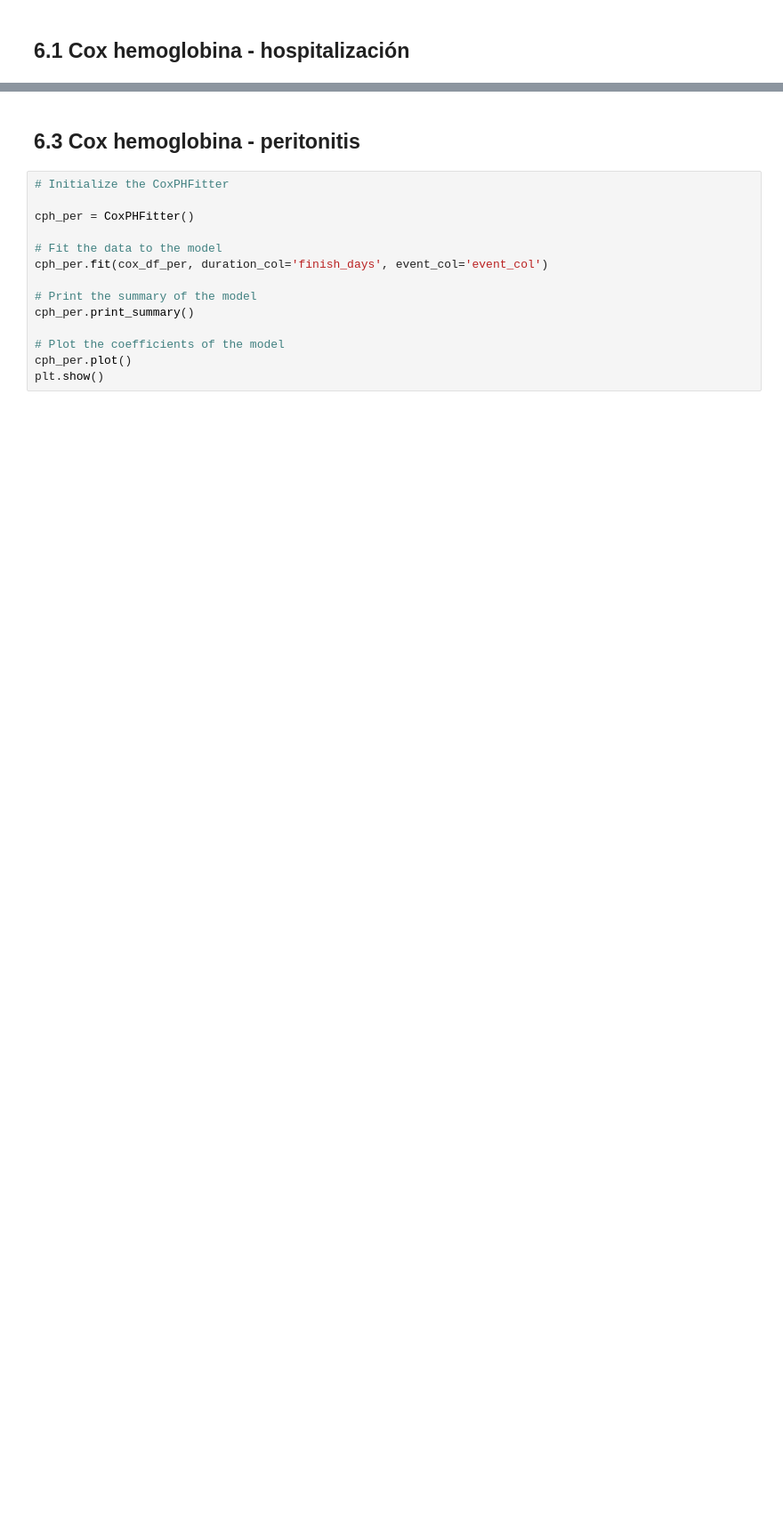
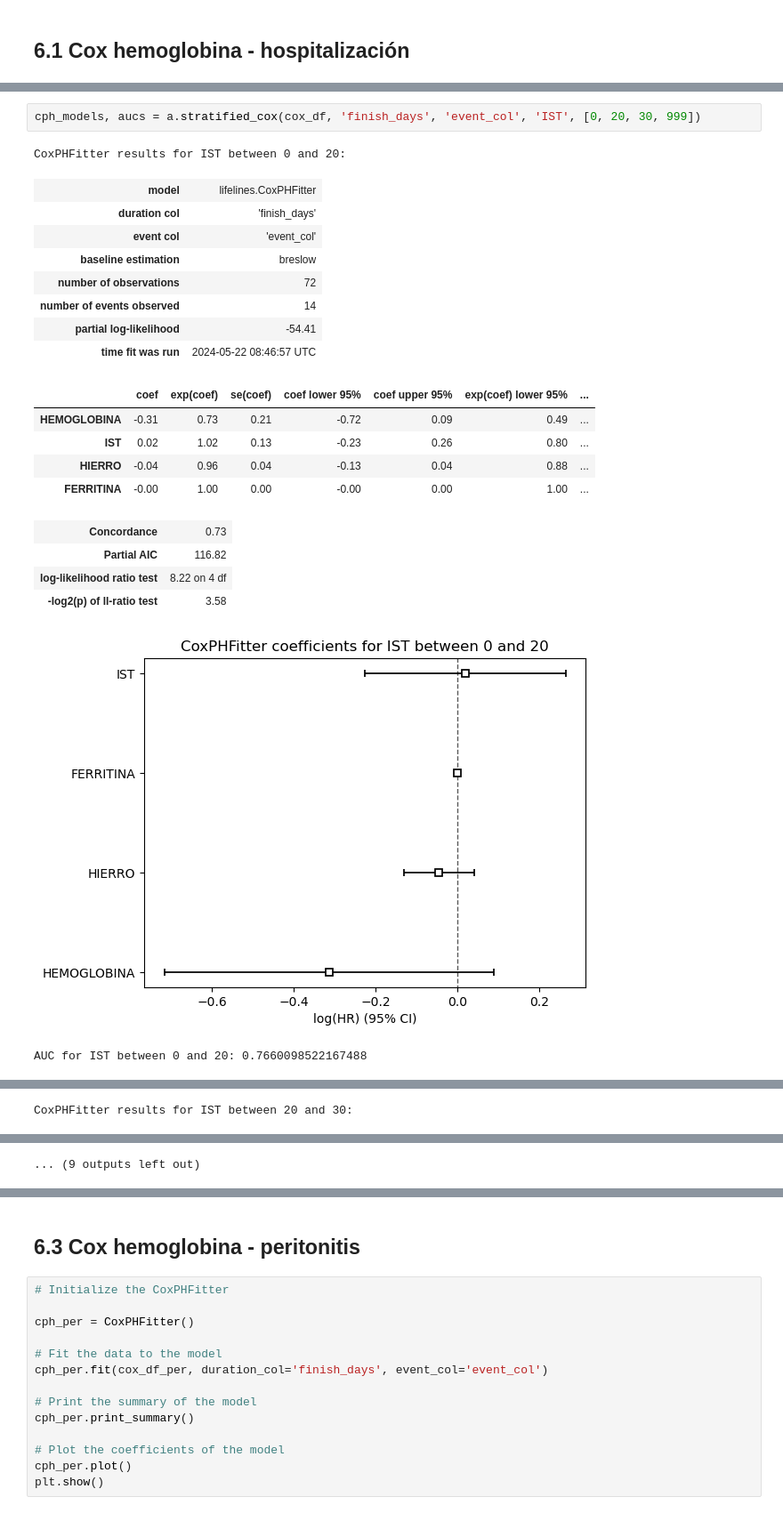
Before and after one commit to KevinNaMo/LevanteDPAnemia, a Jupyter notebook: Anemia_levanteDP.ipynb, the cells around one changed output, grey strips where cells are left out. Shown at 89% size. Cells and saved outputs as stored; diff of their text form; blank space fills up the shorter version.

```diff
--- a/Anemia_levanteDP.ipynb
+++ b/Anemia_levanteDP.ipynb
@@ -100,0 +183,23 @@ a.cox_visualization(cph_hosp, cox_df, survival_function=False, baseline_survival
+# %%
+cph_models, aucs = a.stratified_cox(cox_df, 'finish_days', 'event_col', 'IST', [0, 20, 30, 999])
+# %% [output]
+CoxPHFitter results for IST between 0 and 20:
+| model | lifelines.CoxPHFitter |
+| duration col | 'finish_days' |
+| event col | 'event_col' |
+| baseline estimation | breslow |
+| number of observations | 72 |
+| number of events observed | 14 |
+| partial log-likelihood | -54.41 |
+| time fit was run | 2024-05-22 08:46:57 UTC |
+|  | coef | exp(coef) | se(coef) | coef lower 95% | coef upper 95% | exp(coef) lower 95% | ... |
+| HEMOGLOBINA | -0.31 | 0.73 | 0.21 | -0.72 | 0.09 | 0.49 | ... |
+| IST | 0.02 | 1.02 | 0.13 | -0.23 | 0.26 | 0.80 | ... |
+| HIERRO | -0.04 | 0.96 | 0.04 | -0.13 | 0.04 | 0.88 | ... |
+| FERRITINA | -0.00 | 1.00 | 0.00 | -0.00 | 0.00 | 1.00 | ... |
+| Concordance | 0.73 |
+| Partial AIC | 116.82 |
+| log-likelihood ratio test | 8.22 on 4 df |
+| -log2(p) of ll-ratio test | 3.58 |
+[figure, added]
+AUC for IST between 0 and 20: 0.7660098522167488
@@ -100,0 +207 @@ a.cox_visualization(cph_hosp, cox_df, survival_function=False, baseline_survival
+CoxPHFitter results for IST between 20 and 30:
@@ -100,0 +226 @@ a.cox_visualization(cph_hosp, cox_df, survival_function=False, baseline_survival
+... (9 outputs left out)
```
Also changed, not shown: parts of 25 cells of this notebook, 1 other file.
